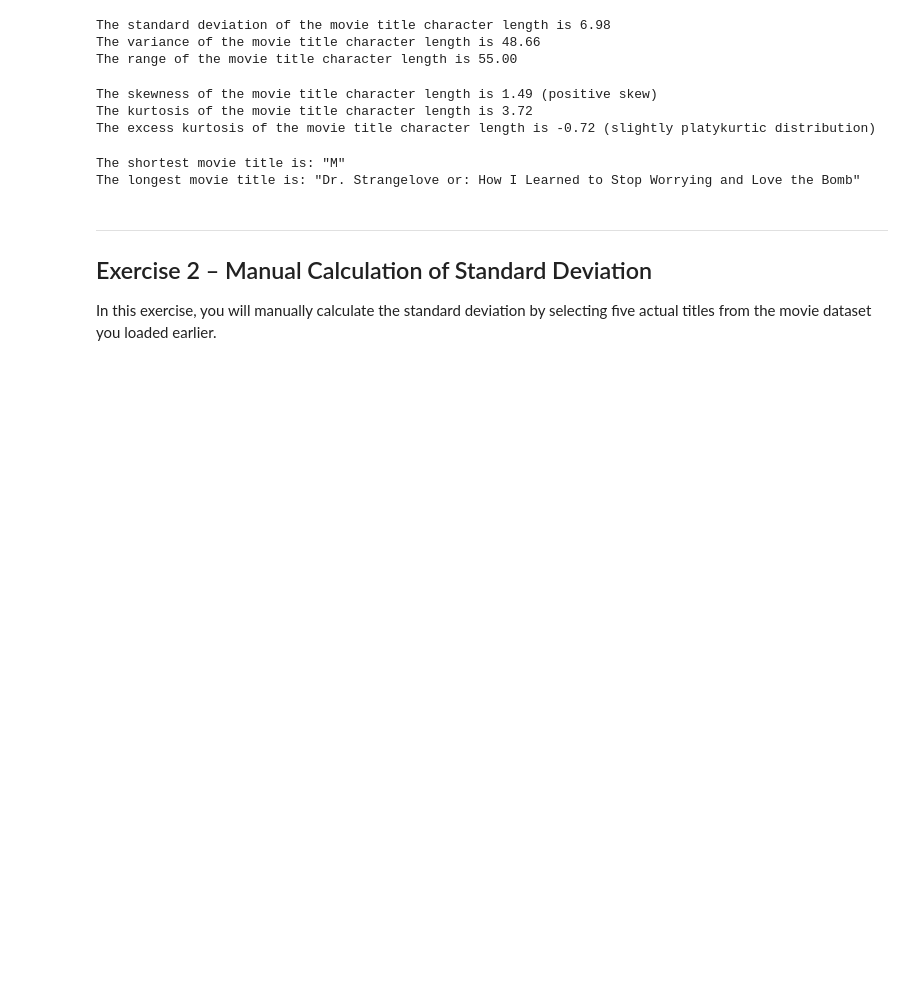
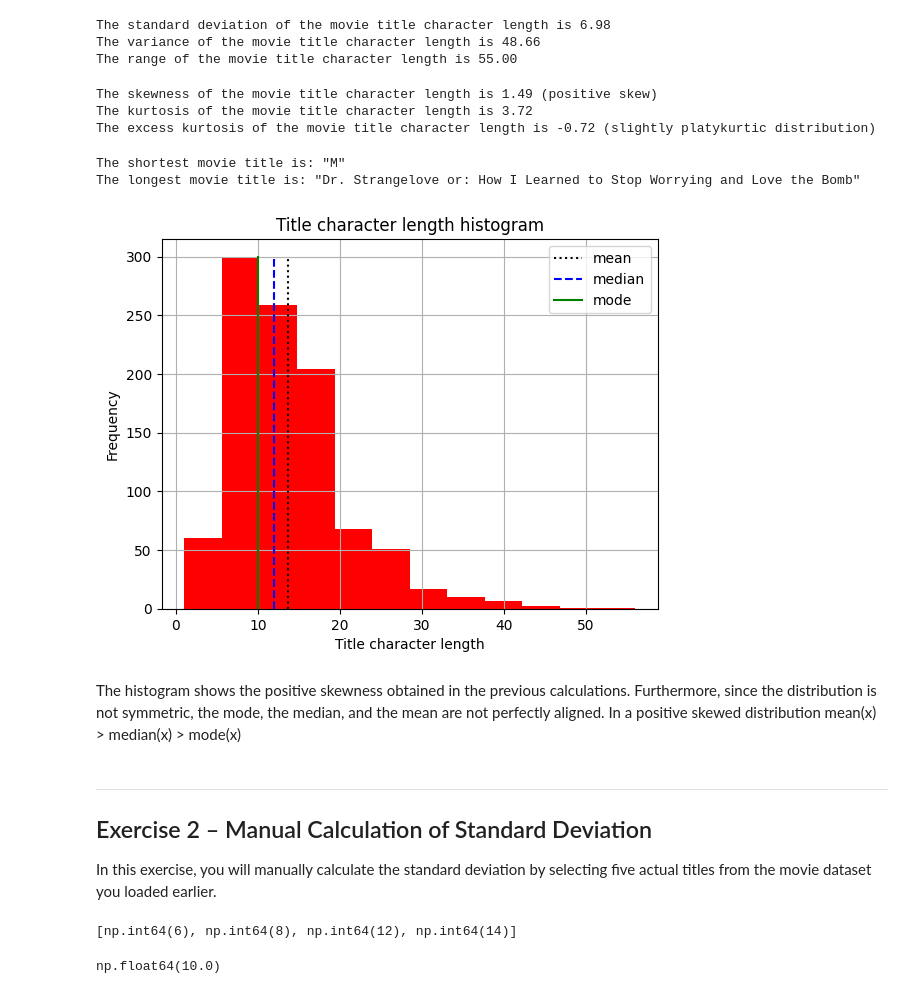
Before and after one commit to csmb20/descriptive-statistics-exercises-project-with-python, a Jupyter notebook: notebook/problems.ipynb, the cells around one changed output. Cells and saved outputs as stored; diff of their text form; code cells hidden in the pictures; blank space fills up the shorter version.

```diff
--- a/notebook/problems.ipynb
+++ b/notebook/problems.ipynb
@@ -125,6 +125,22 @@ The shortest movie title is: "M"
 The longest movie title is: "Dr. Strangelove or: How I Learned to Stop Worrying and Love the Bomb"
 # %%
 # plot your results
+
+fig, ax = plt.subplots(nrows=1,ncols=1)
+ax.hist(df['title_length'],12,color='red')
+ax.plot([meanTitleLen,meanTitleLen],[0,300],c='black',linestyle='dotted',label='mean')
+ax.plot([medianTitleLen,medianTitleLen],[0,300],c='blue',linestyle='dashed',label='median')
+ax.plot([modeTitleLen[0],modeTitleLen[0]],[0,300],c='green',linestyle='solid',label='mode')
+ax.set_xlabel('Title character length')
+ax.set_ylabel('Frequency')
+ax.set_title('Title character length histogram')
+plt.legend()
+plt.grid()
+plt.show()
+# %% [output]
+[figure, added]
+# %% [markdown]
+The histogram shows the positive skewness obtained in the previous calculations. Furthermore, since the distribution is not symmetric, the mode, the median, and the mean are not perfectly aligned. In a positive skewed distribution mean(x) > median(x) > mode(x)
 # %% [markdown]
 ---
 
@@ -133,7 +149,21 @@ The longest movie title is: "Dr. Strangelove or: How I Learned to Stop Worrying
 In this exercise, you will manually calculate the standard deviation by selecting five actual titles from the movie dataset you loaded earlier.
 # %%
 # Create a list with 5 actual values from df['title_length'], for example: [10, 13, 14, 18, 22]
+
+rng = np.random.seed(10)
+titleLenList = []
+for i in range(4):
+    pickElement = np.random.choice(df['title_length'])
+    titleLenList.append(pickElement)
+
+titleLenList
+# %% [output]
+[np.int64(6), np.int64(8), np.int64(12), np.int64(14)]
 # %%
 # Calculate the mean of the 5 values
+meanList = np.mean(titleLenList)
+meanList
+# %% [output]
+np.float64(10.0)
 # %%
 # Calculate the squared differences with respect to the mean
```
Also changed, not shown: parts of 2 cells of this notebook.
